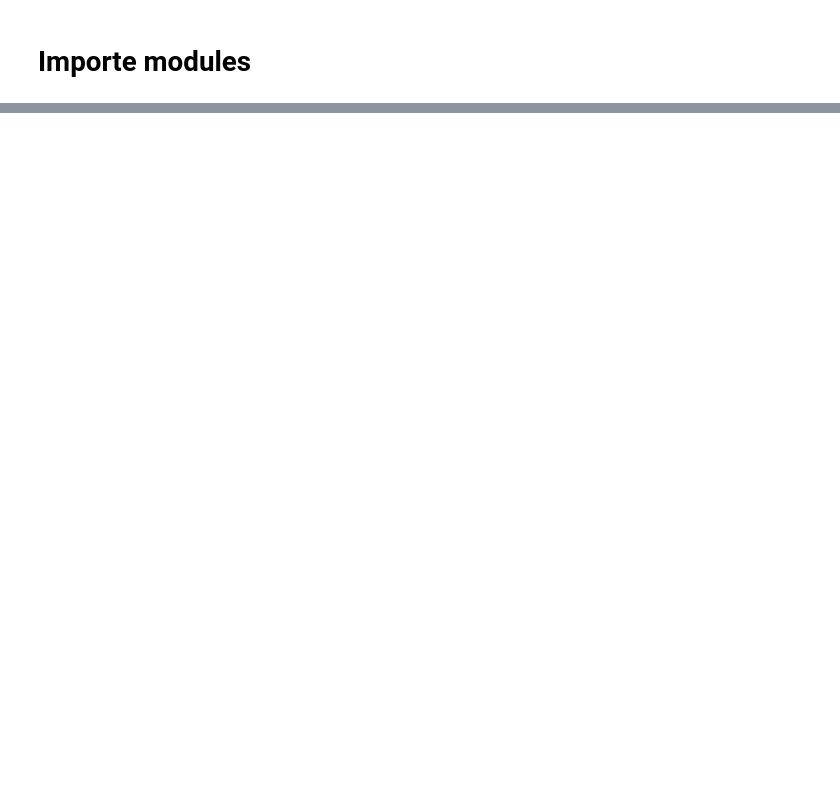
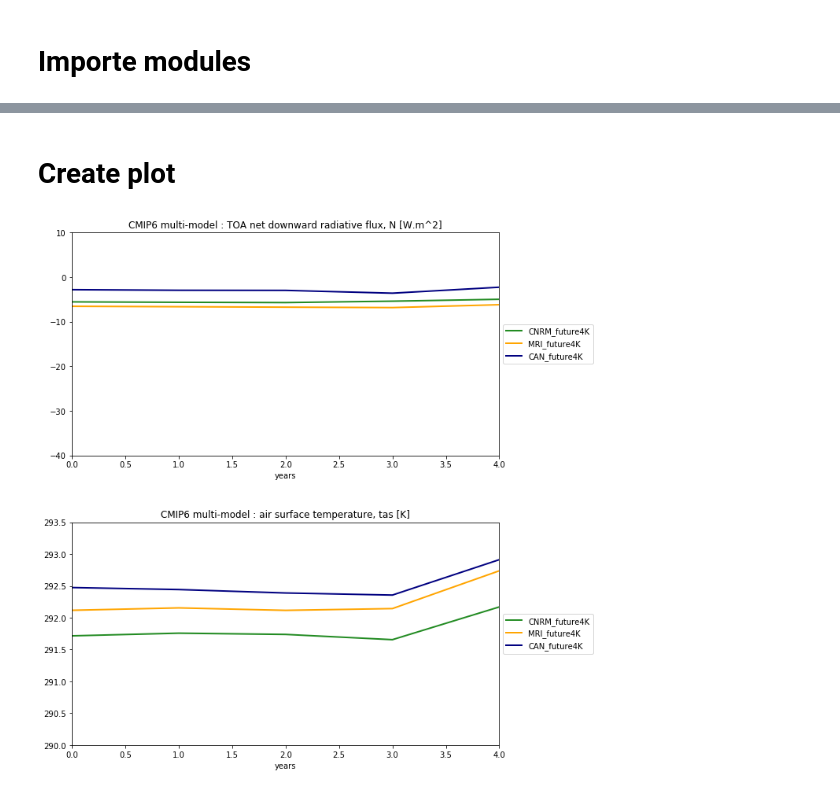
Before and after one commit to benmsanderson/CNRMppe, a Jupyter notebook: CMIP6/CFMIP_Lambda.ipynb, the cells around one changed output, grey strips where cells are left out. Cells and saved outputs as stored; diff of their text form; code cells hidden in the pictures; blank space fills up the shorter version.

```diff
--- a/CMIP6/CFMIP_Lambda.ipynb
+++ b/CMIP6/CFMIP_Lambda.ipynb
@@ -1053,0 +98,45 @@ The frameon kwarg was deprecated in Matplotlib 3.1 and will be removed in 3.3. U
+# %% [markdown]
+# Create plot
+# %%
+# PARAMETERS :
+df=[None]*3
+df[:] = [CNRM_future4K, MRI_future4K, CAN_future4K]
+cmap = plt.get_cmap('ocean')
+colors = ['forestgreen', 'orange', 'navy']
+linewidth = [2.0, 2.0, 2.0]
+
+xlabel = 'years'
+xmin = 0
+xmax = 4
+legend = ['CNRM_future4K', 'MRI_future4K', 'CAN_future4K']
+
+# Plot of lines from different dataframes
+plt.subplots(figsize=(10,10))
+
+plt.subplot(211)
+title = 'CMIP6 multi-model : TOA net downward radiative flux, N [W.m^2]'
+y = 'N'
+ymin = -40.0
+ymax = 10.0
+plotlines_Xdf(df, y, title, colors, linewidth, xlabel, xmin, xmax, ymin, ymax, legend)
+
+plt.subplot(212)
+title='CMIP6 multi-model : air surface temperature, tas [K]'
+y = 'tas'
+ymin = 290.0
+ymax = 293.5
+plotlines_Xdf(df, y, title, colors, linewidth, xlabel, xmin, xmax, ymin, ymax, legend)
+
+#Ajustement des subplots
+plt.tight_layout()
+plt.subplots_adjust(hspace = 0.30)
+
+# Enregistrer la figure .....................
+
+#plt.savefig("/data/home/globc/peatier/figures/longPPE_N_tas.png",
+#        orientation='portrait', bbox_inches='tight', pad_inches=0.1)
+
+# Show la figure .................
+plt.show()
+# %% [output]
+[figure, added]
```
Also changed, not shown: parts of 64 cells of this notebook, 6 other files.
